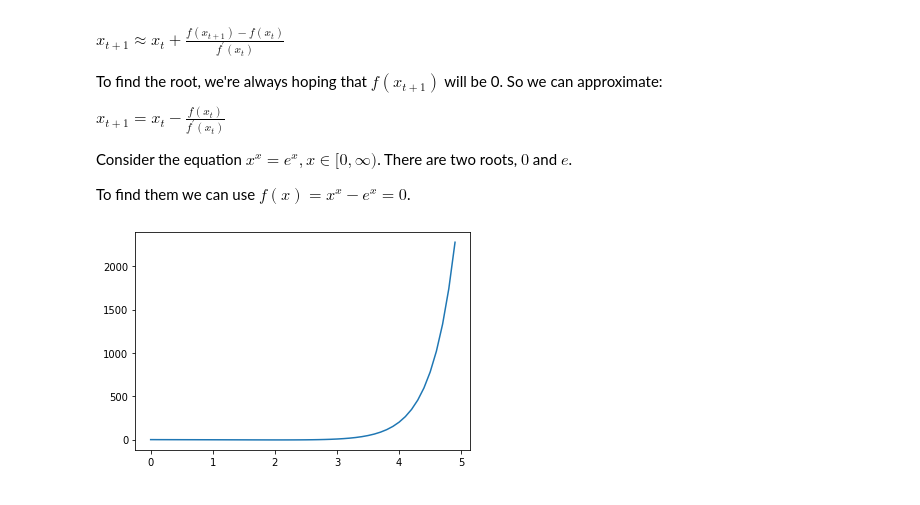
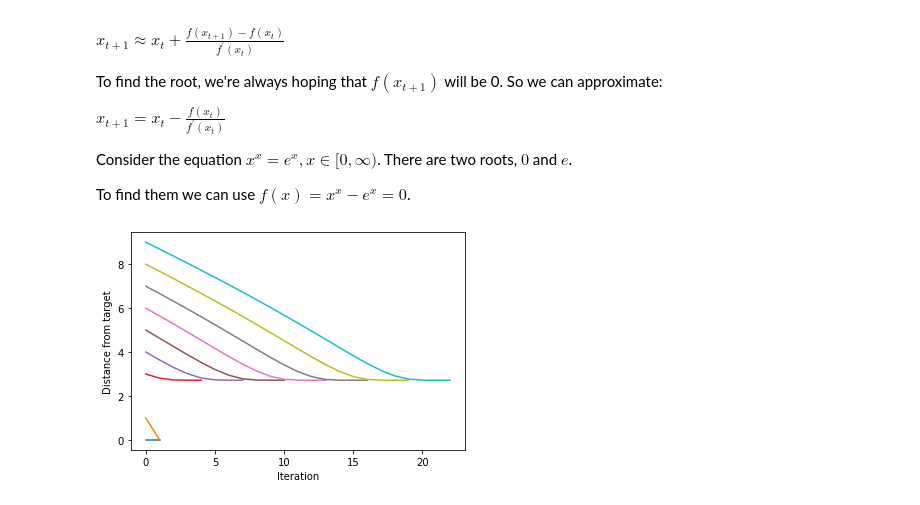
Before and after one commit to burkaman/NIOA, a Jupyter notebook: Chapter1.ipynb, the cells around one changed output. Drawn from its saved outputs; the diff is of its cells as text; code cells hidden in the pictures.

Commit message:
Finish Newton's Method graphing

```diff
--- a/Chapter1.ipynb
+++ b/Chapter1.ipynb
@@ -89,33 +91,36 @@ Consider the equation $x^x=e^x, x\in[0, \infty)$. There are two roots, $0$ and $
 To find them we can use $f(x)=x^x-e^x=0$.
 # %%
 %matplotlib inline
-import math
 import matplotlib.pyplot as plt
-import numpy
 import sympy as sp
+from typing import List
 
 x = sp.symbols('x')
 
-def newton(equation: sp.Expr, derivative: sp.Expr, prev: float, tolerance: float) -> List[float]:
+def newton(equation: sp.Expr, derivative: sp.Expr, prev_x: float, tolerance: float) -> List[float]:
     """
     Attempt to find a root of equation within tolerance
     :param equation: an equation of x equal to 0
     :param derivative: the derivative of equation
-    :param prev: initial estimate
+    :param prev_x: initial estimate
     :param tolerance: desired distance from 0
     :return: a list of estimates from each iteration
     """
-    new_value = prev - (equation.subs(x, prev).evalf() / derivative.subs(x, prev).evalf())
-    if new_value <= tolerance:
-        return [new_value]
-    return [new_value] + newton(equation, new_value, tolerance)
+    new_x = prev_x - (equation.subs(x, prev_x).evalf() / derivative.subs(x, prev_x).evalf())
+    new_y = equation.subs(x, new_x).evalf()
+    if not new_y.is_real:
+        return []
+    if new_y <= tolerance:
+        return [new_x]
+    return [new_x] + newton(equation, derivative, new_x, tolerance)
+
+eq = x**x - sp.exp(x)
 
 plt.figure("newton1")
-plt.plot([1.] + newton(7, 1, math.sqrt(7), 0.00001))
-plt.plot([5.] + sqrt_iterations(7, 5, math.sqrt(7), 0.00001))
-plt.plot([50.] + sqrt_iterations(7, 50, math.sqrt(7), 0.00001))
+for i in range(10):
+    plt.plot([i] + newton(eq, sp.diff(eq), i, 0.00001))
 plt.xlabel("Iteration")
 plt.ylabel("Distance from target")
 plt.show()
 # %% [output]
-[figure, old version]
+[figure, new version]
```
Also changed, not shown: parts of 1 cell of this notebook.
